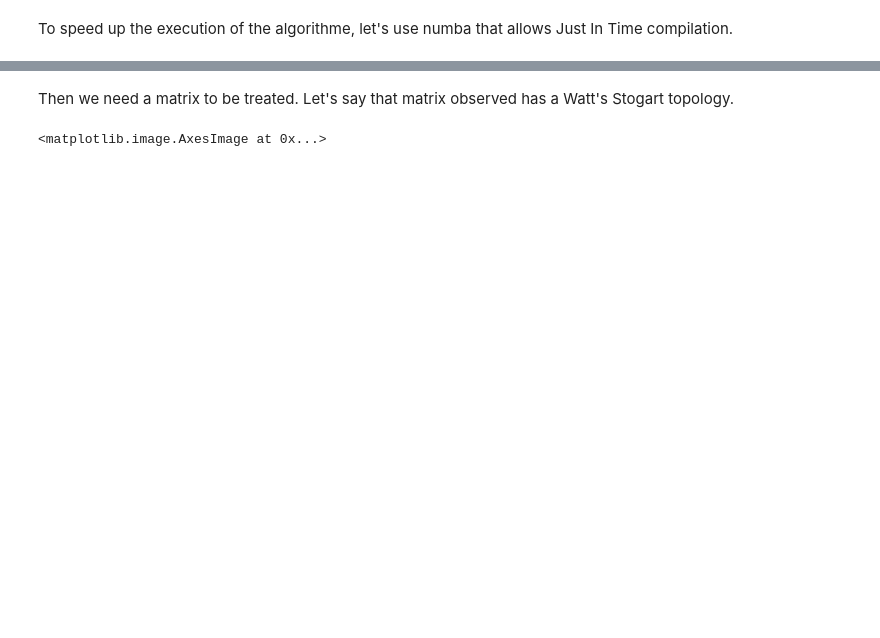
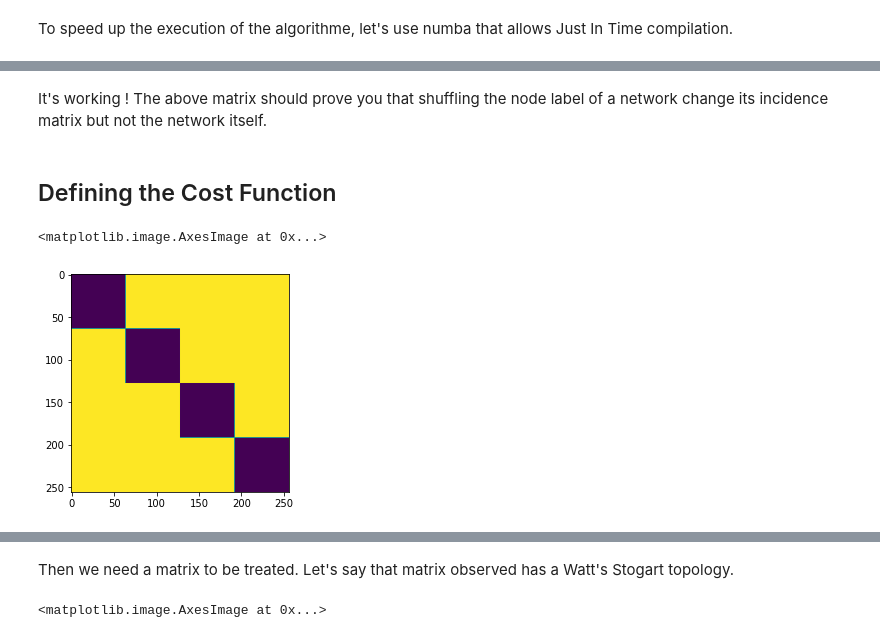
Before and after one commit to jiweber/Constrained-Mapping, a Jupyter notebook: Public_Mapping.ipynb, the cells around one changed output, grey strips where cells are left out. Saved outputs shown, nothing was run; the diff lists cells and outputs as text; code cells hidden in the pictures; blank space fills up the shorter version.

```diff
--- a/Public_Mapping.ipynb
+++ b/Public_Mapping.ipynb
@@ -248,0 +262,5 @@ from scipy.sparse.csgraph import reverse_cuthill_mckee
+# %%
+# Creating a matrix such that the elements with value 10*i+j describe the vertices from node i to node j
+A = np.arange(0,100)
+A = np.resize(A, (10,10))
+print(A)
@@ -248,0 +310,4 @@ from scipy.sparse.csgraph import reverse_cuthill_mckee
+# %% [markdown]
+It's working ! The above matrix should prove you that shuffling the node label of a network change its incidence matrix but not the network itself.
+# %% [markdown]
+## Defining the Cost Function
@@ -248,0 +358,13 @@ from scipy.sparse.csgraph import reverse_cuthill_mckee
+# %%
+# Create a Mask representing a network of N nodes with C communities
+def create_communities(N, C):
+  A = np.zeros((N,N))
+  for i in range(C):
+    A[(N//C)*i:(N//C)*(i+1),(N//C)*i:(N//C)*(i+1)] = 1
+  return A.astype(np.int64)
+
+Mask = 1-create_communities(256,4)
+plt.imshow(Mask)
+# %% [output]
+<matplotlib.image.AxesImage at 0x...>
+[figure, added]
```
Also changed, not shown: parts of 58 cells of this notebook.
